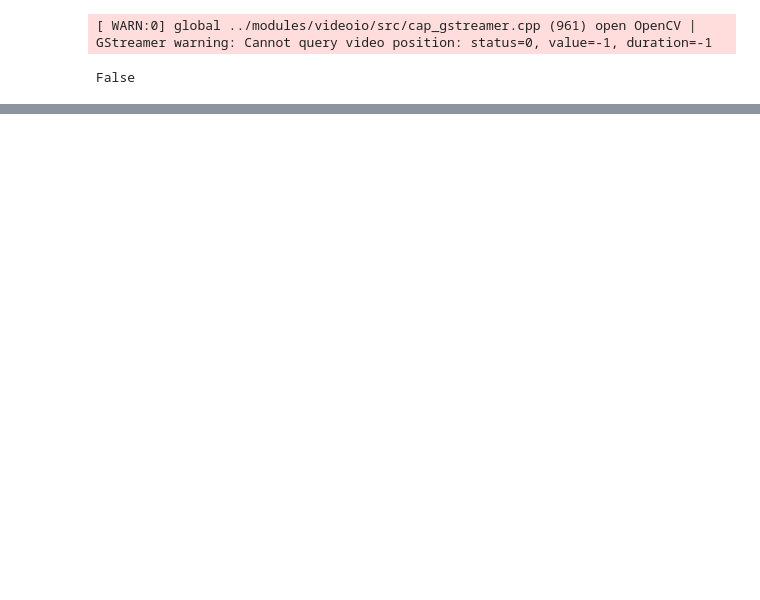
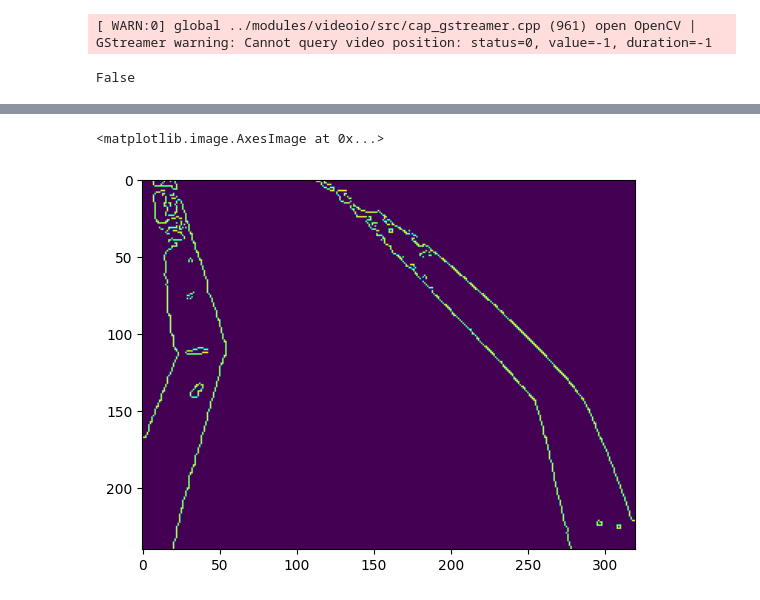
Before and after one commit to nicolechen63/elec533, a Jupyter notebook: PWM.ipynb, the cells around one changed output, grey strips where cells are left out. Saved outputs shown, nothing was run; the diff lists cells and outputs as text; code cells hidden in the pictures; blank space fills up the shorter version.

```diff
--- a/PWM.ipynb
+++ b/PWM.ipynb
@@ -404,0 +440,10 @@ False
+# %%
+hsv = cv2.cvtColor(frame[], cv2.COLOR_BGR2HSV)
+lower_blue = np.array([70, 90, 0], dtype="uint8")
+upper_blue = np.array([150, 255, 255], dtype="uint8")
+mask = cv2.inRange(hsv, lower_blue, upper_blue)
+edges = cv2.Canny(mask, 50, 100)
+plt.imshow(edges)
+# %% [output]
+<matplotlib.image.AxesImage at 0x...>
+[figure, added]
```
Also changed, not shown: parts of 29 cells of this notebook, 8 other files.
